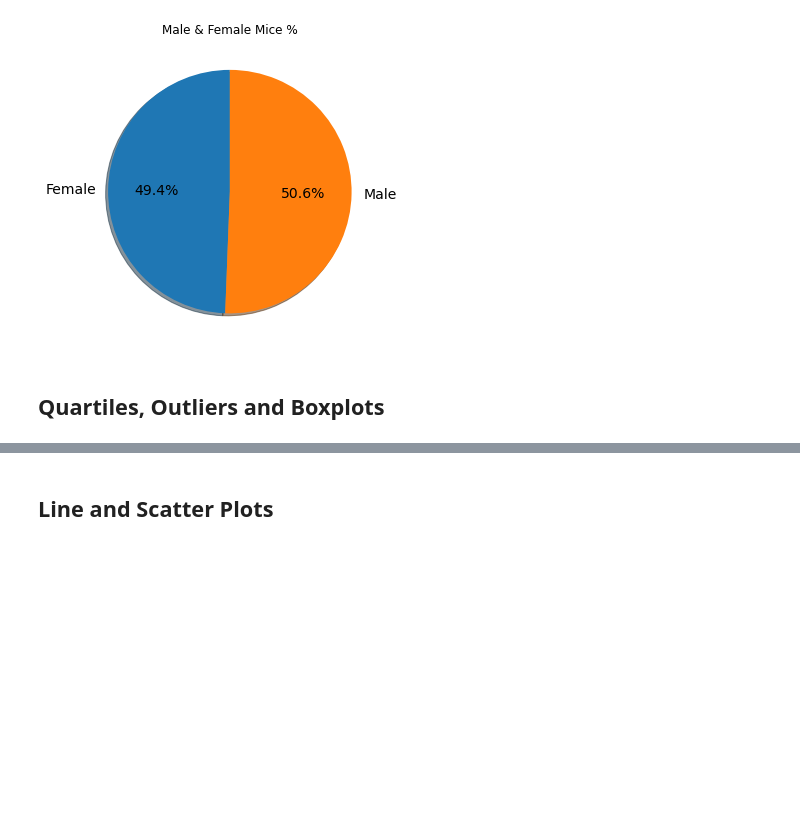
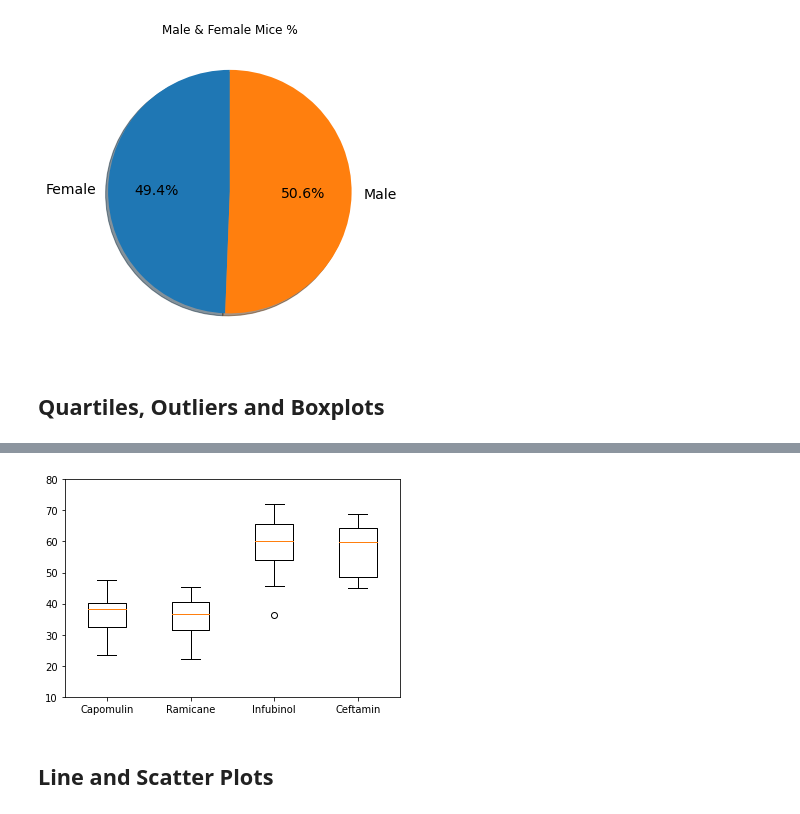
Before and after one commit to DeJuanHall/Matplotlib-Homework---The-Power-of-Plots, a Jupyter notebook: 05-Matplotlib/Instructions/Pymaceuticals/pymaceuticals_starter.ipynb, the cells around one changed output, grey strips where cells are left out. Drawn from its saved outputs; the diff is of its cells as text; code cells hidden in the pictures; blank space fills up the shorter version.

Commit message:
Added Quartiles, outliers and boxplots

```diff
--- a/05-Matplotlib/Instructions/Pymaceuticals/pymaceuticals_starter.ipynb
+++ b/05-Matplotlib/Instructions/Pymaceuticals/pymaceuticals_starter.ipynb
@@ -204,0 +203,5 @@ Text(0, 0.5, '')
+# %%
+# Merge this group df with the original dataframe to get the tumor volume at the last timepoint
+topregimes = combined_data[combined_data["Drug Regimen"].isin(["Capomulin", "Ramicane", "Infubinol", "Ceftamin"])]
+topregimes = topregimes.sort_values(["Timepoint"], ascending=True)
+topregimes
@@ -205,5 +222,18 @@ Text(0, 0.5, '')
+# %%
+# Create empty list to fill with tumor vol data (for plotting)
+top_regs = ['Capomulin', 'Ramicane', 'Infubinol','Ceftamin']
 # %%
 # Generate a box plot of the final tumor volume of each mouse across four regimens of interest
+fintumval = topregimes.reset_index()
+tumors = fintumval.groupby('Drug Regimen')['Tumor Volume (mm3)'].apply(list)
+tumors = pd.DataFrame(tumors)
+tumors = tumors.reindex(top_regs)
+tumor_vols = [vol for vol in tumors['Tumor Volume (mm3)']]
+plt.boxplot(tumor_vols, labels=top_regs)
+plt.ylim(10, 80)
+plt.show()
+# %% [output]
+[figure, added]
 # %% [markdown]
 ## Line and Scatter Plots
 # %%
```
Also changed, not shown: parts of 4 cells of this notebook.
